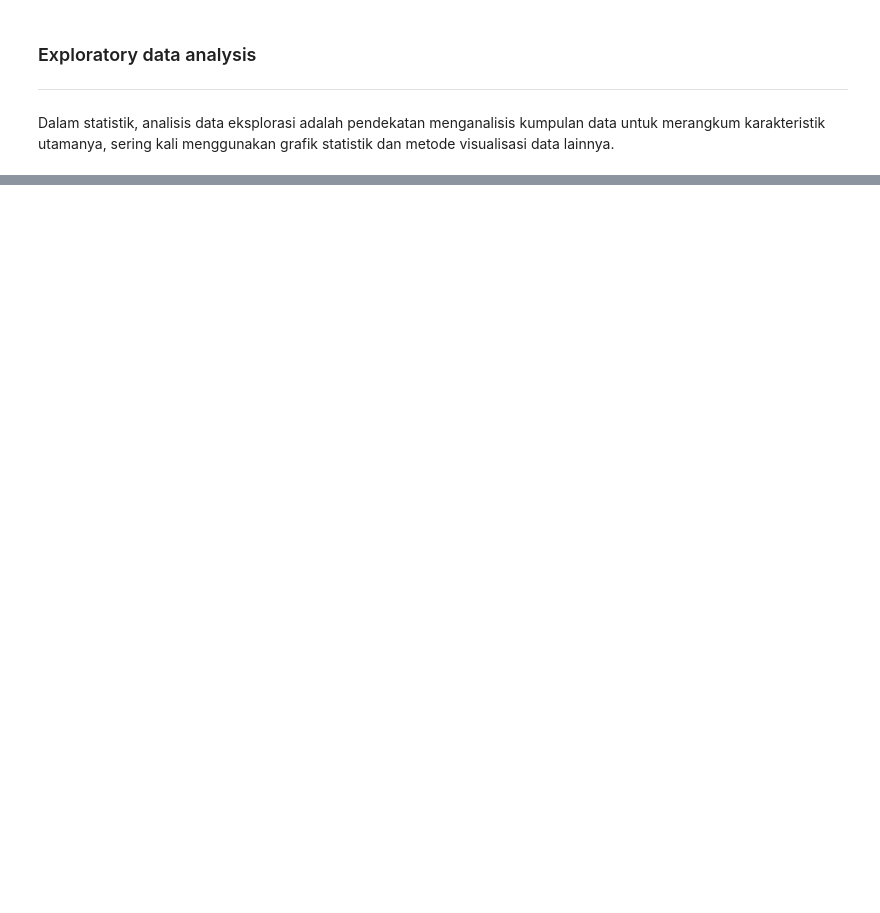
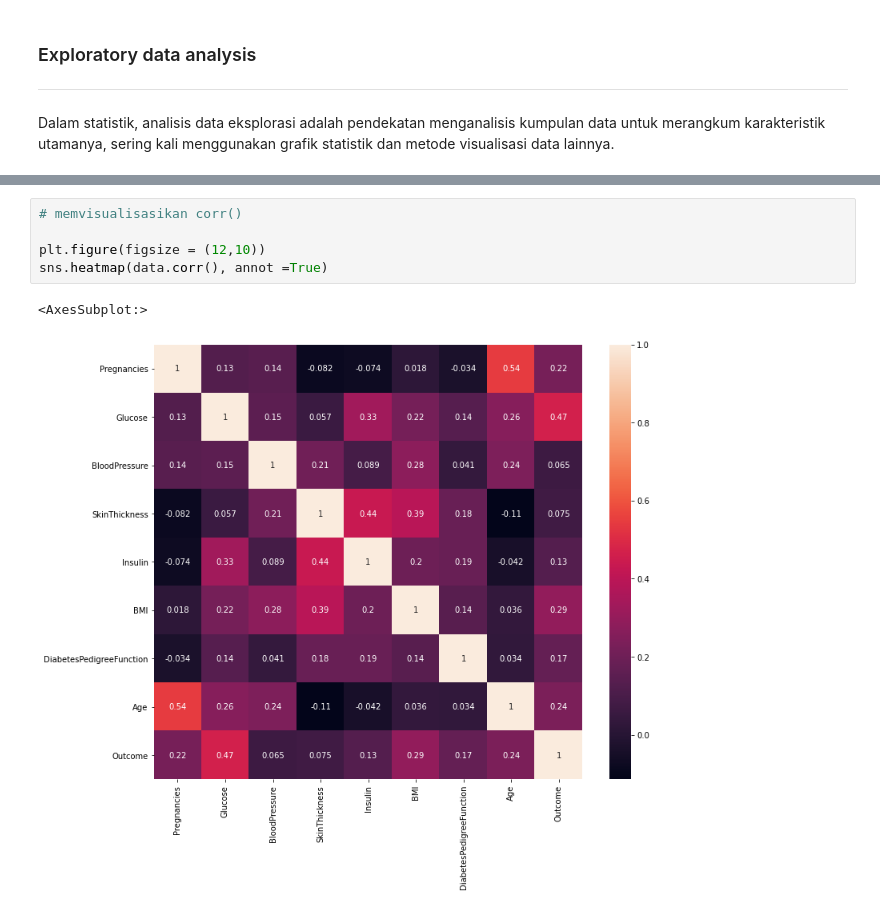
Before and after one commit to 53buahapel/data_science, a Jupyter notebook: Diabetes.ipynb, the cells around one changed output, grey strips where cells are left out. Saved outputs shown, nothing was run; the diff lists cells and outputs as text; blank space fills up the shorter version.

```diff
--- a/Diabetes.ipynb
+++ b/Diabetes.ipynb
@@ -78,0 +183,8 @@ data.describe()
+# %%
+# memvisualisasikan corr()
+
+plt.figure(figsize = (12,10))
+sns.heatmap(data.corr(), annot =True)
+# %% [output]
+<AxesSubplot:>
+[figure, added]
```
Also changed, not shown: parts of 60 cells of this notebook, 1 other file.
